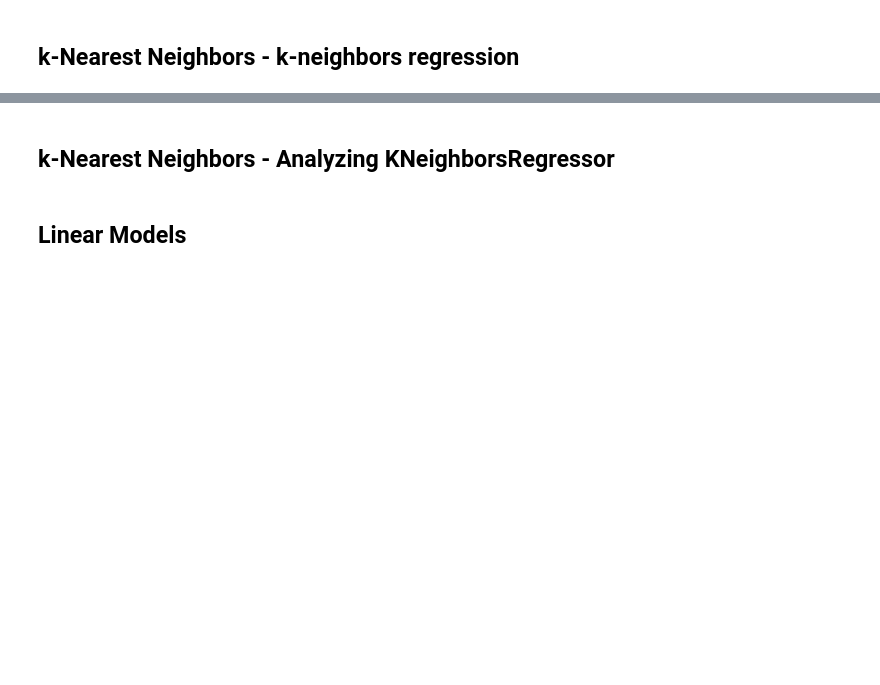
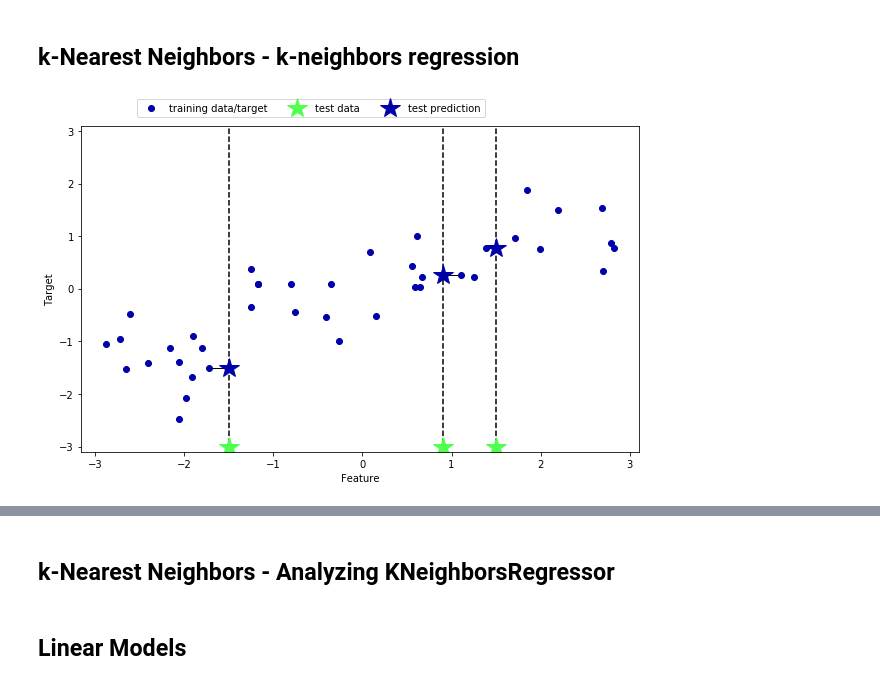
Before and after one commit to emile-bernard/Machine-Learning-With-Python, a Jupyter notebook: 2-supervised-learning.ipynb, the cells around one changed output, grey strips where cells are left out. Drawn from its saved outputs; the diff is of its cells as text; code cells hidden in the pictures; blank space fills up the shorter version.

```diff
--- a/2-supervised-learning.ipynb
+++ b/2-supervised-learning.ipynb
@@ -150,2 +199,7 @@ Test set accuracy: 0.86
 # %% [markdown]
 ## k-Nearest Neighbors - k-neighbors regression
+# %%
+mglearn.plots.plot_knn_regression(n_neighbors=1)
+plt.show()
+# %% [output]
+[figure, added]
```
Also changed, not shown: parts of 8 cells of this notebook.
